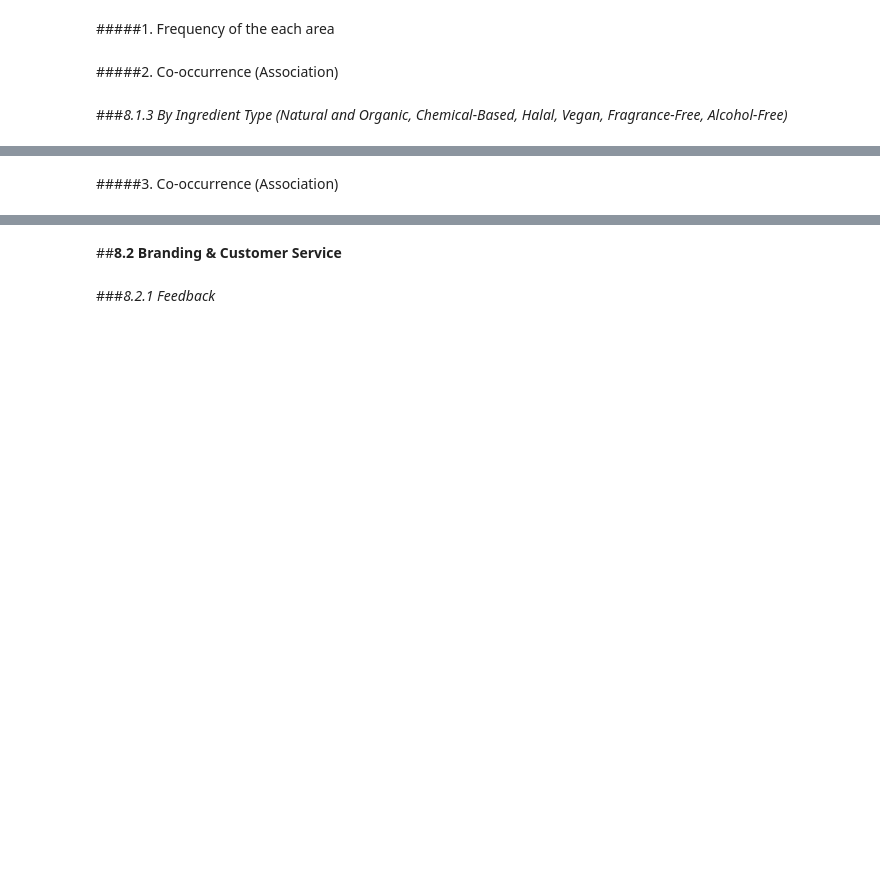
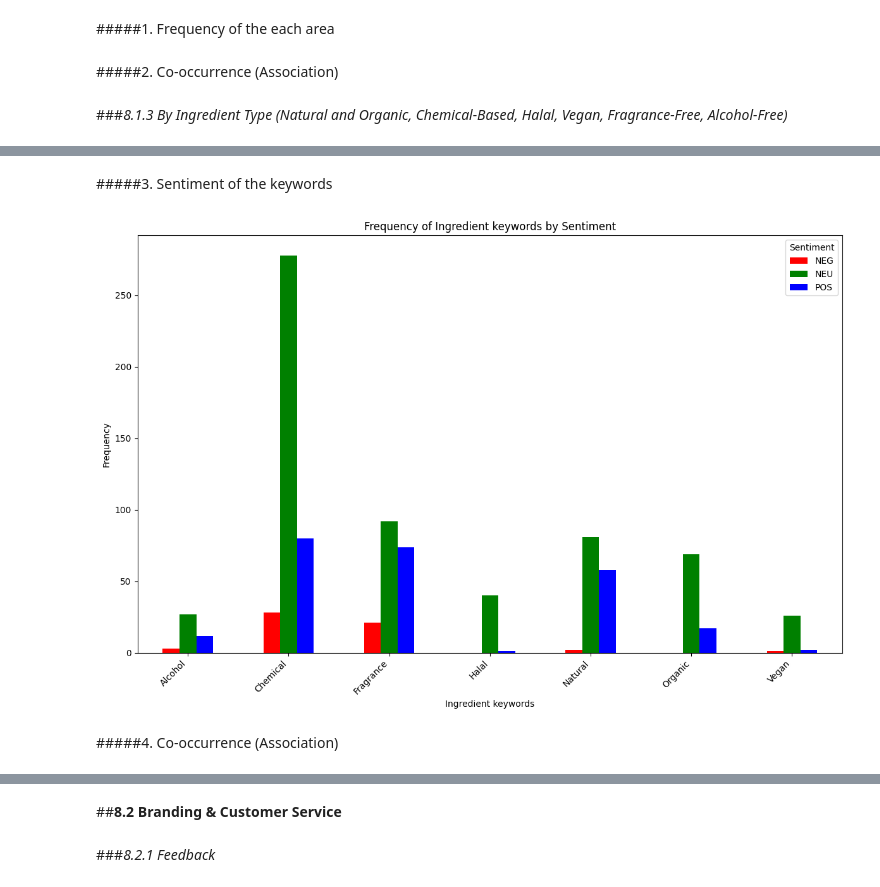
Before and after one commit to hoangquang0601/FYP_Python, a Jupyter notebook: FYP_Labelling_after_Preprocessing_approach.ipynb, the cells around one changed output, grey strips where cells are left out. Drawn from its saved outputs; the diff is of its cells as text; code cells hidden in the pictures; blank space fills up the shorter version.

```diff
--- a/FYP_Labelling_after_Preprocessing_approach.ipynb
+++ b/FYP_Labelling_after_Preprocessing_approach.ipynb
@@ -1763,2 +1843,56 @@ Mists: [('product', 0.03), ('skin', 0.03), ('available', 0.03), ('hey', 0.03), (
+# %% [markdown]
+#####3. Sentiment of the keywords
+# %%
+import pandas as pd
+import matplotlib.pyplot as plt
+from tqdm import tqdm
+
+# Define product categories and subcategories
+
+ingredient_keywords = {
+    'Natural': ['natural'],
+'Organic': ['organic'],
+'Halal': ['halal'],
+'Vegan': ['vegan'],
+'Chemical': ['chemical'],
+'Alcohol': ['alcohol'],
+'Fragrance': ['fragrance']
+}
+
+# Initialize an empty list to store the frequency counts
+frequency_counts = []
+
+# Iterate through each product category
+for keywords, subkeywords in tqdm(ingredient_keywords.items(), desc="Delivery keywords"):
+    # Count occurrences of each category and subcategory in the 'lemmatized_tokens' column and count sentiment labels
+    for subkeyword in subkeywords:
+        sub_df = df[df['lemmatized_tokens'].str.contains(subkeyword, na=False)]
+        sentiment_counts = sub_df['Sentiment Label'].value_counts().to_dict()
+        for sentiment, count in sentiment_counts.items():
+            frequency_counts.append([keywords, subkeyword, sentiment, count])
+
+# Create a new DataFrame with the frequency counts
+df_product_by_function = pd.DataFrame(frequency_counts, columns=['Category', 'Subcategory', 'Sentiment', 'Frequency'])
+
+# Group by Category and Sentiment and sum the frequencies
+df_summary = df_product_by_function.groupby(['Category', 'Sentiment'])['Frequency'].sum().reset_index()
+
+# Pivot the data for plotting
+df_pivot = df_summary.pivot(index='Category', columns='Sentiment', values='Frequency').fillna(0)
+
+# Plotting the grouped bar chart
+df_pivot.plot(kind='bar', figsize=(12, 8), color=['red', 'green', 'blue'])
+plt.xlabel('Ingredient keywords')
+plt.ylabel('Frequency')
+plt.title('Frequency of Ingredient keywords by Sentiment')
+plt.xticks(rotation=45, ha='right')
+plt.legend(title='Sentiment')
+plt.tight_layout()
+plt.show()
+
+# Save the df_product_by_function DataFrame
+df_product_by_function.to_csv('df_ingredient_keyword_sentiment_1.csv', index=False)
+# %% [output]
+[figure, added]
 # %% [markdown]
-#####3. Co-occurrence (Association)
+#####4. Co-occurrence (Association)
```
Also changed, not shown: parts of 7 cells of this notebook, 3 other files.
